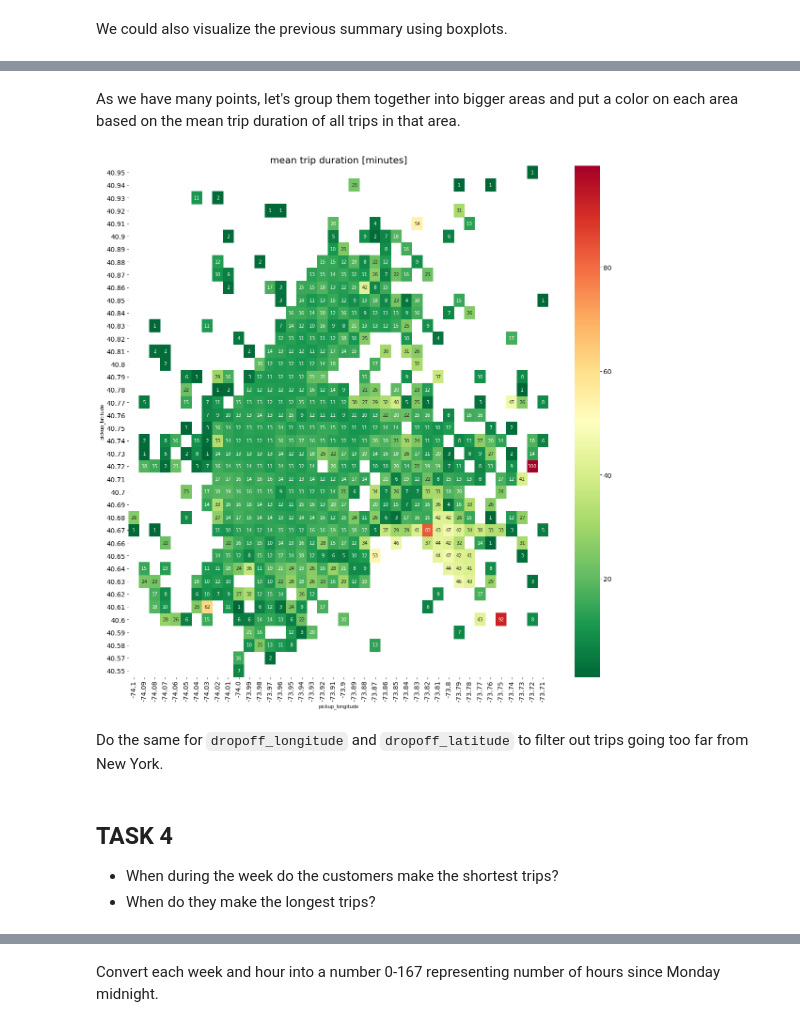
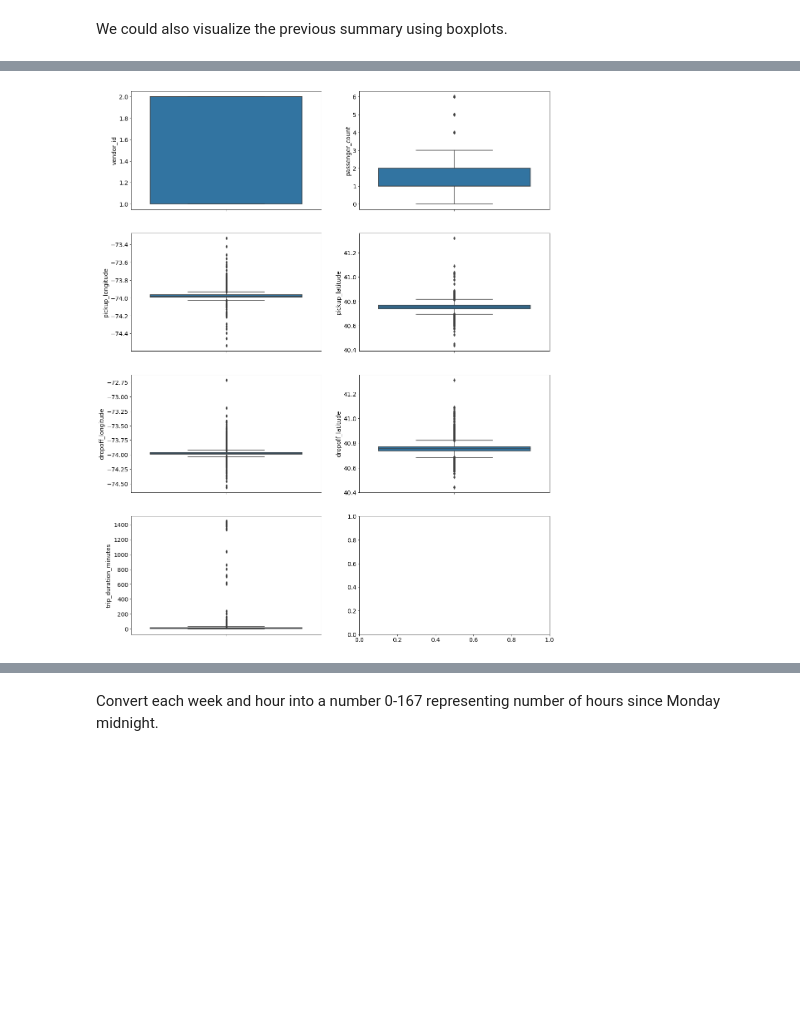
Before and after one commit to hobil/notebooks, a Jupyter notebook: NYC/NYC Trips-AMLD.ipynb, the cells around one changed output, grey strips where cells are left out. Drawn from its saved outputs; the diff is of its cells as text; code cells hidden in the pictures; blank space fills up the shorter version.

```diff
--- a/NYC/NYC Trips-AMLD.ipynb
+++ b/NYC/NYC Trips-AMLD.ipynb
@@ -187,2 +124,0 @@ Aah, few trips over 20000 minutes. We can safely filter those out.
-# %%
-df = df[df['trip_duration'] < 20000]
@@ -196,2 +124,0 @@ Continue exploring the distribution of `trip_duration` further and keep filterin
-# %%
-df = df[df['trip_duration'].between(1,150)]
@@ -271,25 +124,0 @@ fig.colorbar(s)
-# %% [markdown]
-As we have many points, let's group them together into bigger areas and put a color on each area based on the mean trip duration of all trips in that area.
-# %%
-trip_pickup = df.groupby([df['pickup_longitude'].round(2),
-                          df['pickup_latitude'].round(2)]
-                        )['trip_duration'].mean().reset_index()
-
-trip_pickup_pivot = trip_pickup.pivot('pickup_latitude','pickup_longitude','trip_duration')
-fig = plt.figure(figsize=(20, 20))
-ax = fig.gca()
-sns.heatmap(trip_pickup_pivot,
-            cmap='RdYlGn_r',
-            ax=ax,
-            annot=True,
-            fmt=".0f")
-ax.set_title('mean trip duration [minutes]', fontsize=20)
-ax.invert_yaxis()
-# %% [output]
-[figure, removed]
-# %% [markdown]
-Do the same for `dropoff_longitude` and `dropoff_latitude` to filter out trips going too far from New York.
-# %% [markdown]
-## TASK 4
-- When during the week do the customers make the shortest trips?
-- When do they make the longest trips?
@@ -298,0 +125,4 @@ df['hour'] = df['pickup_datetime'].dt.hour
+# %%
+plot_boxplot(df, n_rows=4, n_cols=2)
+# %% [output]
+[figure, added]
```
Also changed, not shown: parts of 79 cells of this notebook, 1 other file.
